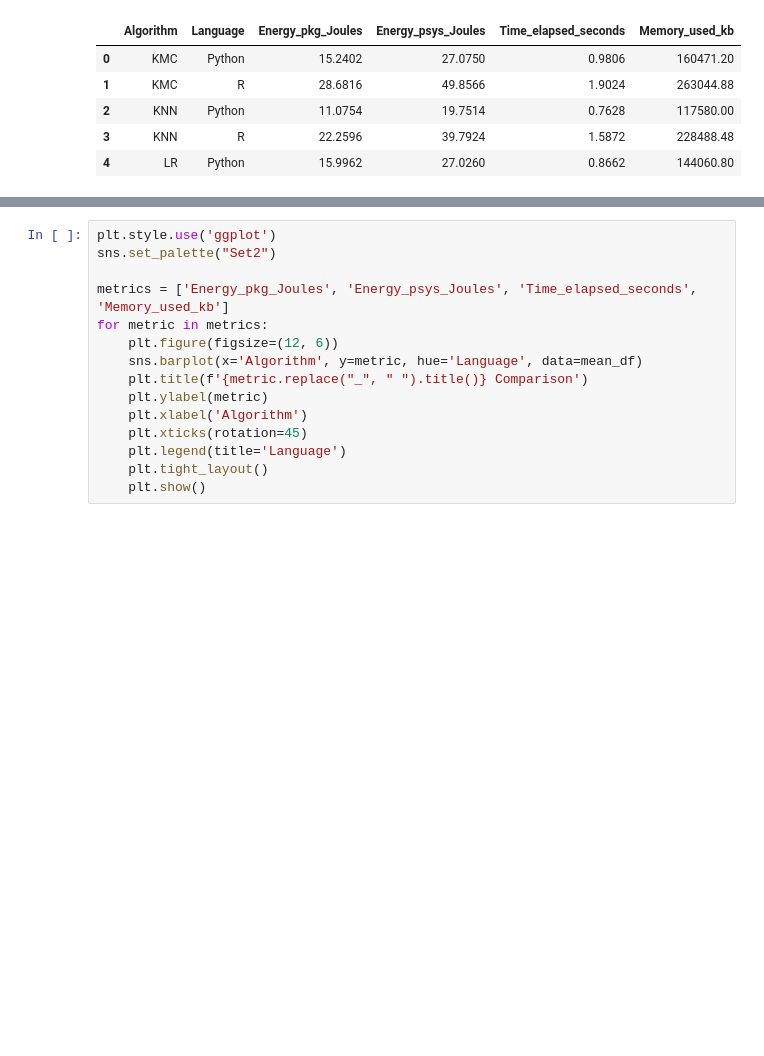
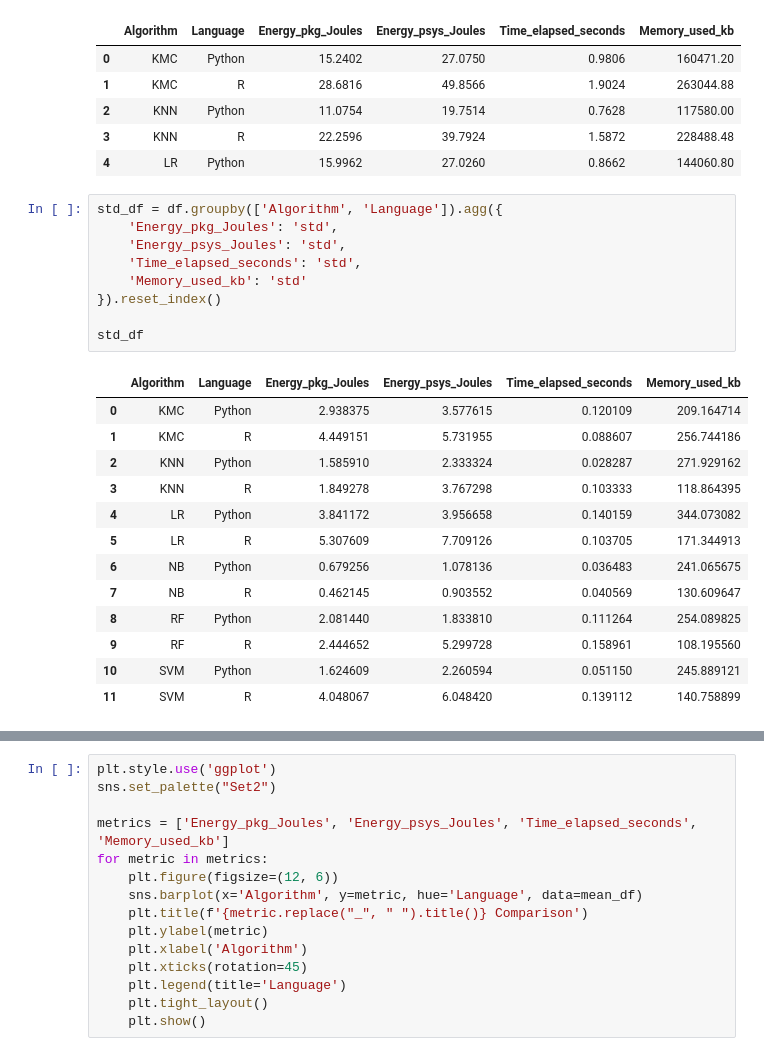
Before and after one commit to moot20/EnergyConsumptionML-ComparisonPythonR, a Jupyter notebook: results_analysis.ipynb, the cells around one changed output, grey strips where cells are left out. Saved outputs shown, nothing was run; the diff lists cells and outputs as text; blank space fills up the shorter version.

```diff
--- a/results_analysis.ipynb
+++ b/results_analysis.ipynb
@@ -44,3 +44,26 @@ mean_df.head()
 | 2 | KNN | Python | 11.0754 | 19.7514 | 0.7628 | 117580.00 |
 | 3 | KNN | R | 22.2596 | 39.7924 | 1.5872 | 228488.48 |
 | 4 | LR | Python | 15.9962 | 27.0260 | 0.8662 | 144060.80 |
+# %%
+std_df = df.groupby(['Algorithm', 'Language']).agg({
+    'Energy_pkg_Joules': 'std',
+    'Energy_psys_Joules': 'std',
+    'Time_elapsed_seconds': 'std',
+    'Memory_used_kb': 'std'
+}).reset_index()
+
+std_df
+# %% [output]
+|  | Algorithm | Language | Energy_pkg_Joules | Energy_psys_Joules | Time_elapsed_seconds | Memory_used_kb |
+| 0 | KMC | Python | 2.938375 | 3.577615 | 0.120109 | 209.164714 |
+| 1 | KMC | R | 4.449151 | 5.731955 | 0.088607 | 256.744186 |
+| 2 | KNN | Python | 1.585910 | 2.333324 | 0.028287 | 271.929162 |
+| 3 | KNN | R | 1.849278 | 3.767298 | 0.103333 | 118.864395 |
+| 4 | LR | Python | 3.841172 | 3.956658 | 0.140159 | 344.073082 |
+| 5 | LR | R | 5.307609 | 7.709126 | 0.103705 | 171.344913 |
+| 6 | NB | Python | 0.679256 | 1.078136 | 0.036483 | 241.065675 |
+| 7 | NB | R | 0.462145 | 0.903552 | 0.040569 | 130.609647 |
+| 8 | RF | Python | 2.081440 | 1.833810 | 0.111264 | 254.089825 |
+| 9 | RF | R | 2.444652 | 5.299728 | 0.158961 | 108.195560 |
+| 10 | SVM | Python | 1.624609 | 2.260594 | 0.051150 | 245.889121 |
+| 11 | SVM | R | 4.048067 | 6.048420 | 0.139112 | 140.758899 |
```
Also changed, not shown: parts of 2 cells of this notebook.
